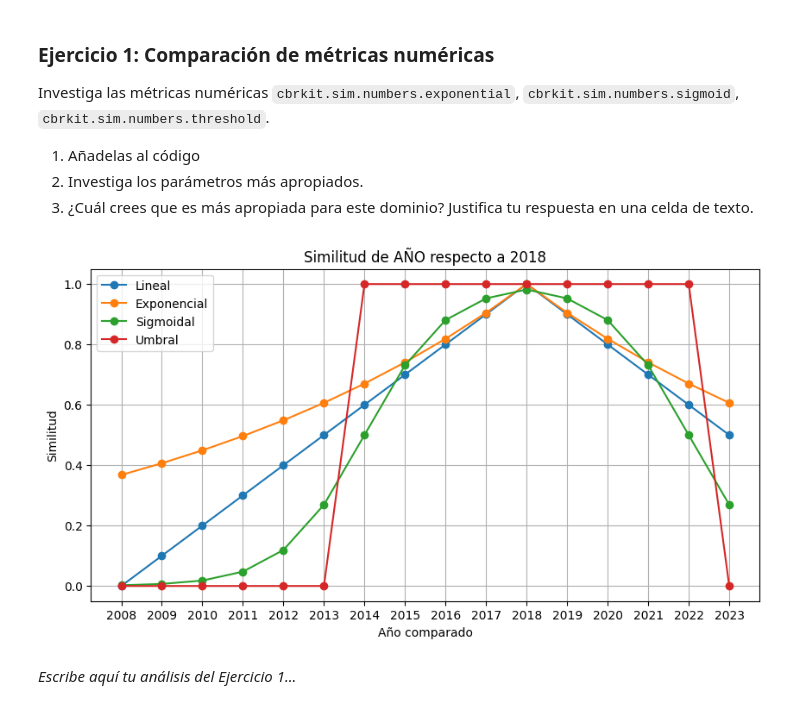
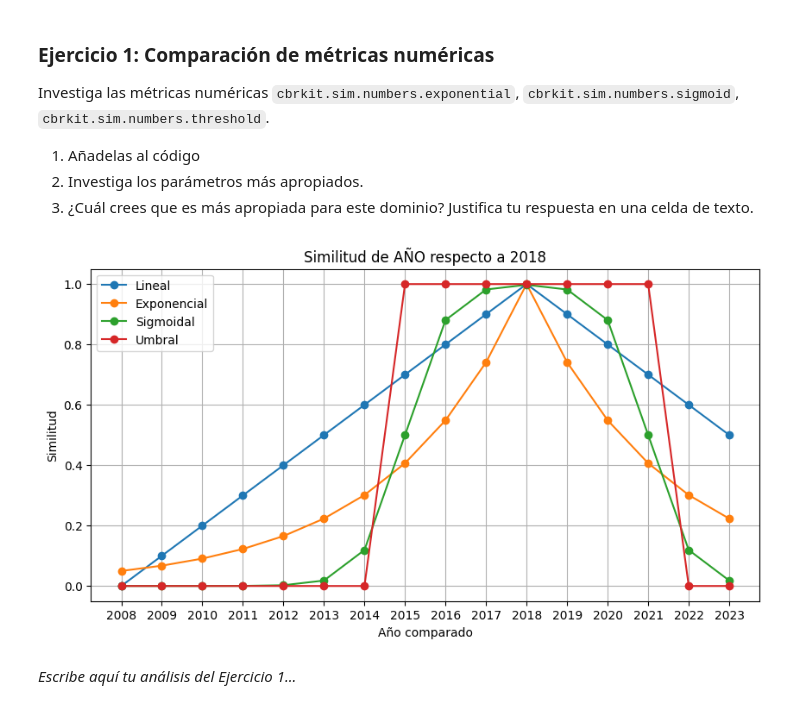
Before and after one commit to AstroxGDY/IC-Practicas, a Jupyter notebook: P4/notebook_10_cbrkit.ipynb, the cells around one changed output. Saved outputs shown, nothing was run; the diff lists cells and outputs as text; code cells hidden in the pictures.

```diff
--- a/P4/notebook_10_cbrkit.ipynb
+++ b/P4/notebook_10_cbrkit.ipynb
@@ -305,23 +305,23 @@ Investiga las métricas numéricas `cbrkit.sim.numbers.exponential`, `cbrkit.sim
 3. ¿Cuál crees que es más apropiada para este dominio? Justifica tu respuesta en una celda de texto.
 # %%
 # Ejercicio 1: Tu código aquí
-year_sim_exponential = cbrkit.sim.numbers.exponential(0.1)
-year_sim_sigmoid =  cbrkit.sim.numbers.sigmoid(1,3)
-year_sim_threshold = cbrkit.sim.numbers.threshold(4)
+year_sim_exponential = cbrkit.sim.numbers.exponential(0.3)
+year_sim_sigmoid =  cbrkit.sim.numbers.sigmoid(0.5,3)
+year_sim_threshold = cbrkit.sim.numbers.threshold(3)
 
 # Compara las métricas
 reference_year = 2018
 years = list(range(2008, 2024))
 
 linear_sims = [year_sim_linear(reference_year, y) for y in years]
 exp_sims = [year_sim_exponential(reference_year, y) for y in years]
 sig_sims = [year_sim_sigmoid(reference_year, y) for y in years]
 thr_sims = [year_sim_threshold(reference_year, y) for y in years]
 
 
 plot_year([linear_sims, exp_sims, sig_sims, thr_sims], ['Lineal', 'Exponencial', 'Sigmoidal', 'Umbral'], years, reference_year)
 # %% [output]
-[figure, old version]
+[figure, new version]
 # %% [markdown]
 *Escribe aquí tu análisis del Ejercicio 1...*
 # %% [markdown]
```
Also changed, not shown: parts of 12 cells of this notebook.
